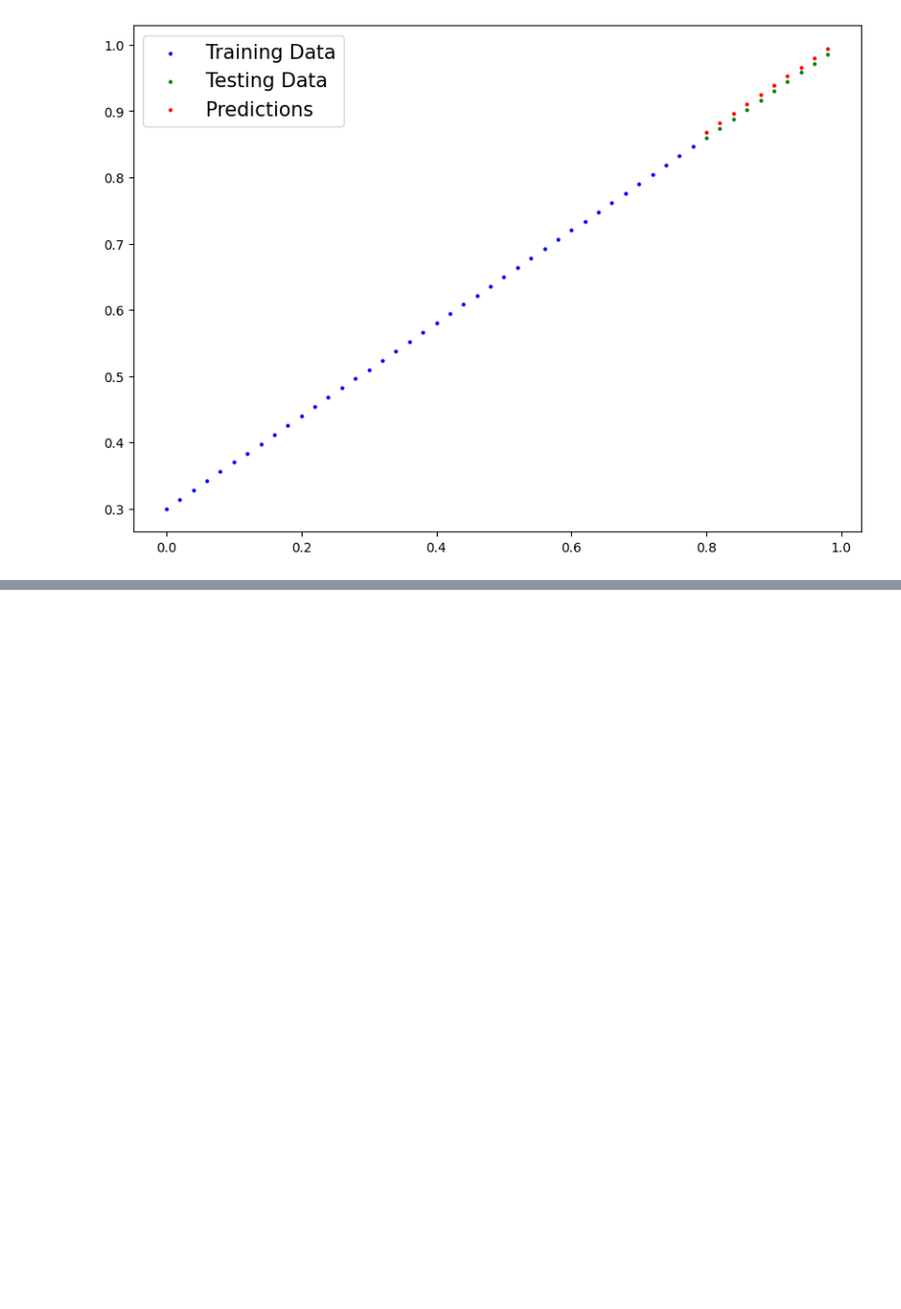
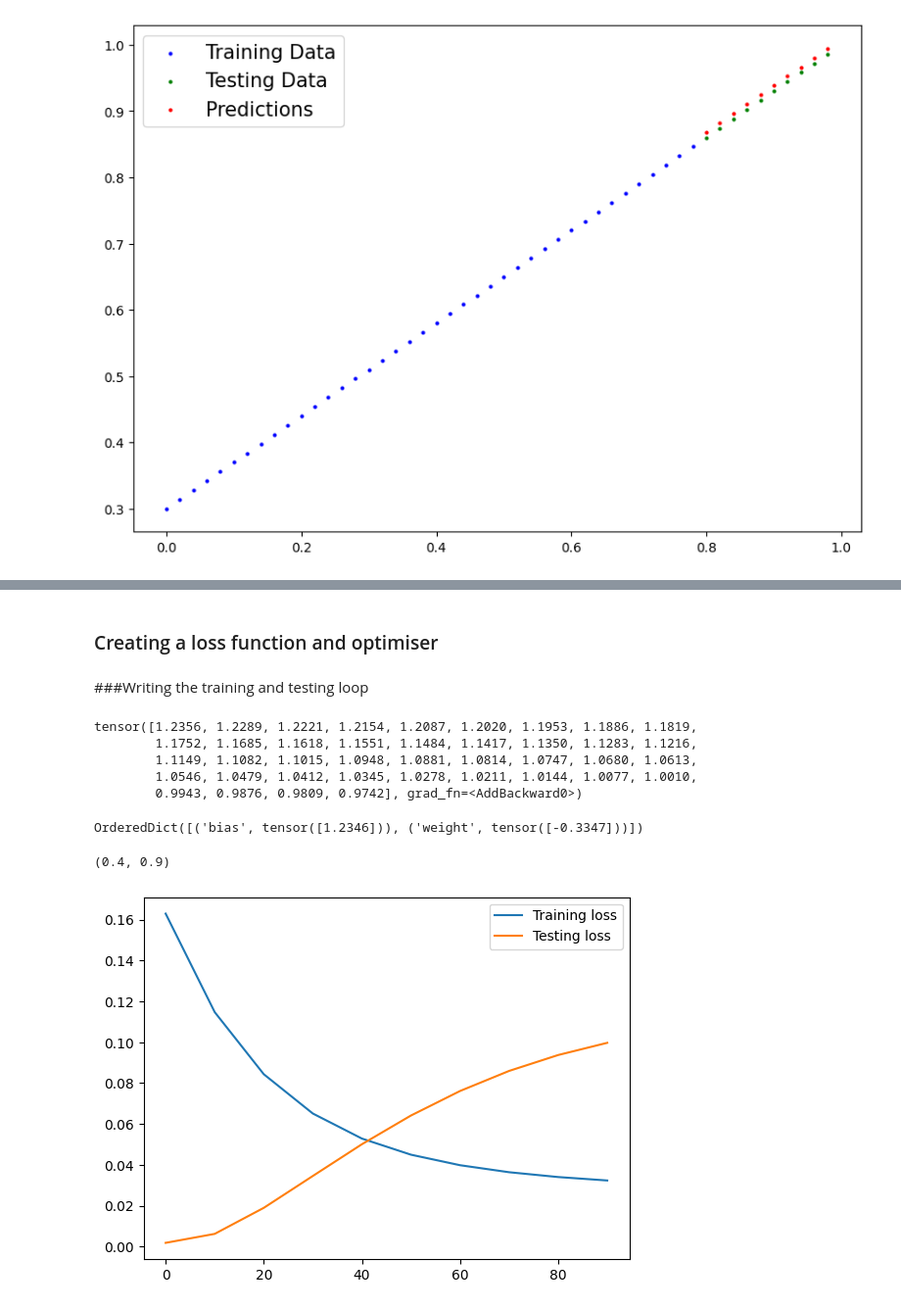
Before and after one commit to ShriVarshaan/pytorch-learning-log, a Jupyter notebook: pytorch_workflow_fundamentals.ipynb, the cells around one changed output, grey strips where cells are left out. Shown at 98% size. Cells and saved outputs as stored; diff of their text form; code cells hidden in the pictures; blank space fills up the shorter version.

```diff
--- a/pytorch_workflow_fundamentals.ipynb
+++ b/pytorch_workflow_fundamentals.ipynb
@@ -410,0 +471,61 @@ plot_predictions(predictions=y_pred_loaded)
+# %% [markdown]
+### Creating a loss function and optimiser
+# %%
+loss_fn = nn.MSELoss()
+
+optimizer = torch.optim.SGD(model_self_0.parameters(), lr=0.01)
+# %% [markdown]
+###Writing the training and testing loop
+# %%
+epochs = 100
+
+epoch_count=[]
+training_loss=[]
+testing_loss=[]
+
+for epoch in range(epochs):
+  model_self_0.train()
+
+  y_predictions = model_self_0(X_train)
+
+  loss = loss_fn(y_predictions, y_train)
+
+  optimizer.zero_grad()
+
+  loss.backward()
+
+  optimizer.step()
+
+  model_self_0.eval()
+  with torch.inference_mode():
+    y_evals = model_self_0(X_test)
+
+    loss_evals = loss_fn(y_evals, y_test)
+
+  if(epoch%10==0):
+    epoch_count.append(epoch)
+    training_loss.append(loss)
+    testing_loss.append(loss_evals)
+# %%
+y_predictions
+# %% [output]
+tensor([1.2356, 1.2289, 1.2221, 1.2154, 1.2087, 1.2020, 1.1953, 1.1886, 1.1819,
+        1.1752, 1.1685, 1.1618, 1.1551, 1.1484, 1.1417, 1.1350, 1.1283, 1.1216,
+        1.1149, 1.1082, 1.1015, 1.0948, 1.0881, 1.0814, 1.0747, 1.0680, 1.0613,
+        1.0546, 1.0479, 1.0412, 1.0345, 1.0278, 1.0211, 1.0144, 1.0077, 1.0010,
+        0.9943, 0.9876, 0.9809, 0.9742], grad_fn=<AddBackward0>)
+# %%
+model_self_0.state_dict()
+# %% [output]
+OrderedDict([('bias', tensor([1.2346])), ('weight', tensor([-0.3347]))])
+# %%
+weight, bias
+# %% [output]
+(0.4, 0.9)
+# %%
+plt.plot(epoch_count, torch.tensor(training_loss), label="Training loss")
+plt.plot(epoch_count, torch.tensor(testing_loss), label="Testing loss")
+plt.legend()
+plt.show()
+# %% [output]
+[figure, added]
```
Also changed, not shown: parts of 13 cells of this notebook.
